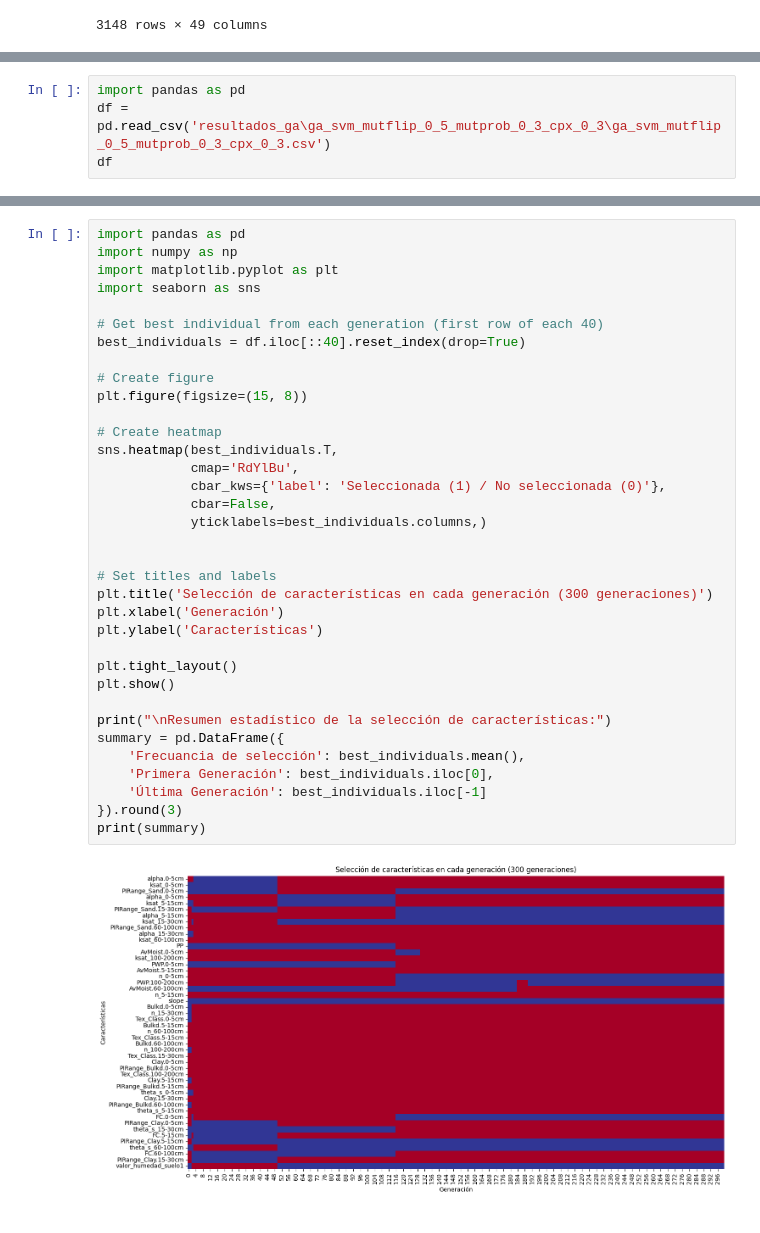
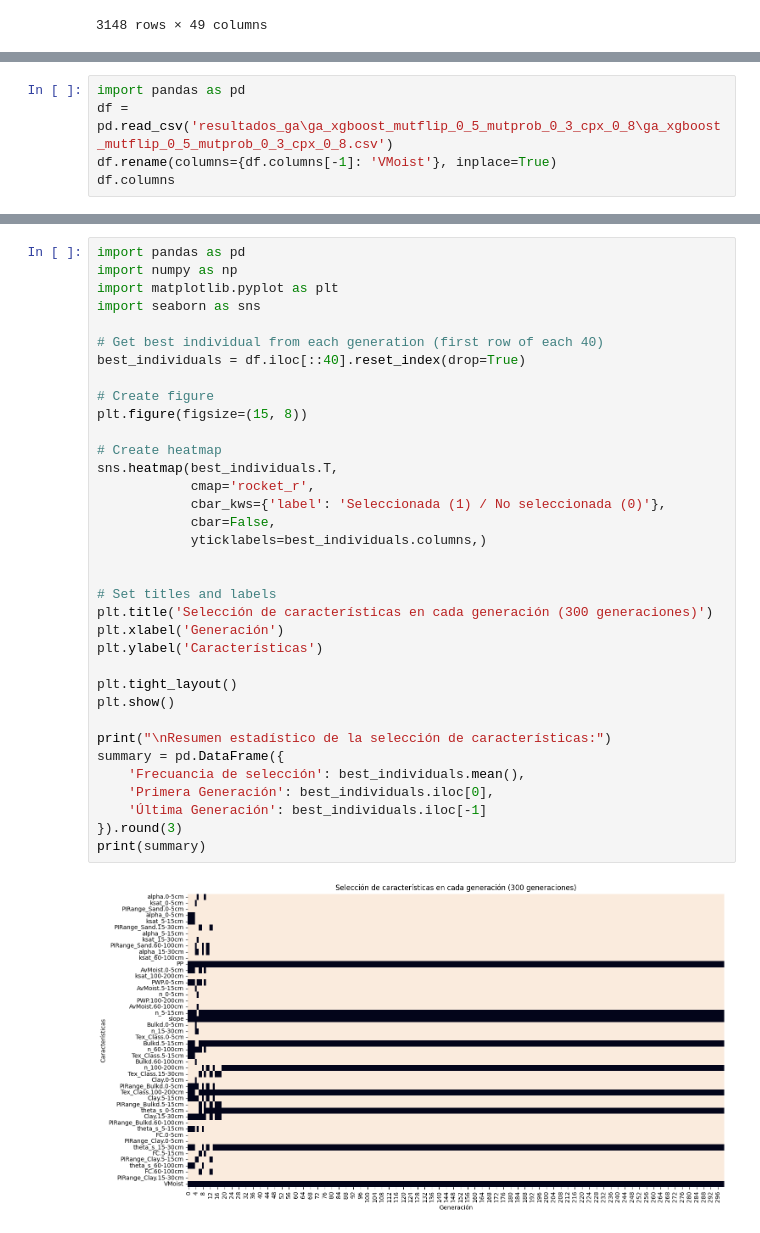
Before and after one commit to ManuelLabbe/modelo_susceptibilidad_remociones_en_masa_sur_de_Chile, a Jupyter notebook: feature_selection.ipynb, the cells around one changed output, grey strips where cells are left out. Cells and saved outputs as stored; diff of their text form.

```diff
--- a/feature_selection.ipynb
+++ b/feature_selection.ipynb
@@ -360,5 +523,6 @@ metricas
 # %%
 import pandas as pd
-df = pd.read_csv('resultados_ga\ga_svm_mutflip_0_5_mutprob_0_3_cpx_0_3\ga_svm_mutflip_0_5_mutprob_0_3_cpx_0_3.csv')
-df
+df = pd.read_csv('resultados_ga\ga_xgboost_mutflip_0_5_mutprob_0_3_cpx_0_8\ga_xgboost_mutflip_0_5_mutprob_0_3_cpx_0_8.csv')
+df.rename(columns={df.columns[-1]: 'VMoist'}, inplace=True)
+df.columns
 # %% [output]
@@ -383,34 +548,34 @@ import seaborn as sns
 
 # Get best individual from each generation (first row of each 40)
 best_individuals = df.iloc[::40].reset_index(drop=True)
 
 # Create figure
 plt.figure(figsize=(15, 8))
 
 # Create heatmap
 sns.heatmap(best_individuals.T,
-            cmap='RdYlBu',
+            cmap='rocket_r',
             cbar_kws={'label': 'Seleccionada (1) / No seleccionada (0)'},
             cbar=False,
             yticklabels=best_individuals.columns,)
 
 
 # Set titles and labels
 plt.title('Selección de características en cada generación (300 generaciones)')
 plt.xlabel('Generación')
 plt.ylabel('Características')
 
 plt.tight_layout()
 plt.show()
 
 print("\nResumen estadístico de la selección de características:")
 summary = pd.DataFrame({
     'Frecuancia de selección': best_individuals.mean(),
     'Primera Generación': best_individuals.iloc[0],
     'Última Generación': best_individuals.iloc[-1]
 }).round(3)
 print(summary)
 # %% [output]
-[figure, old version]
+[figure, new version]
 Resumen estadístico de la selección de características:
                         Frecuancia de selección  Primera Generación  \
```
Also changed, not shown: parts of 11 cells of this notebook, 27 other files.
